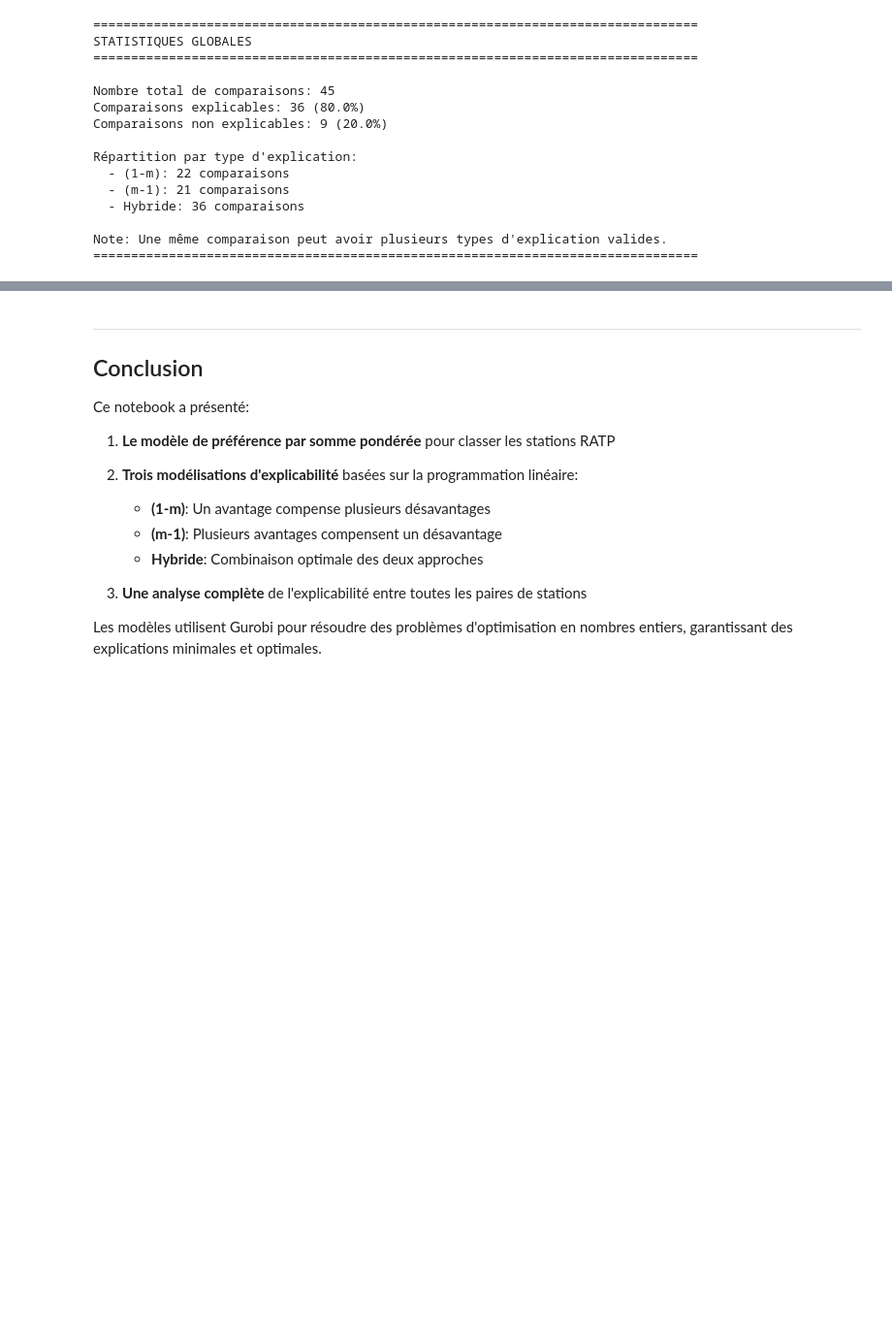
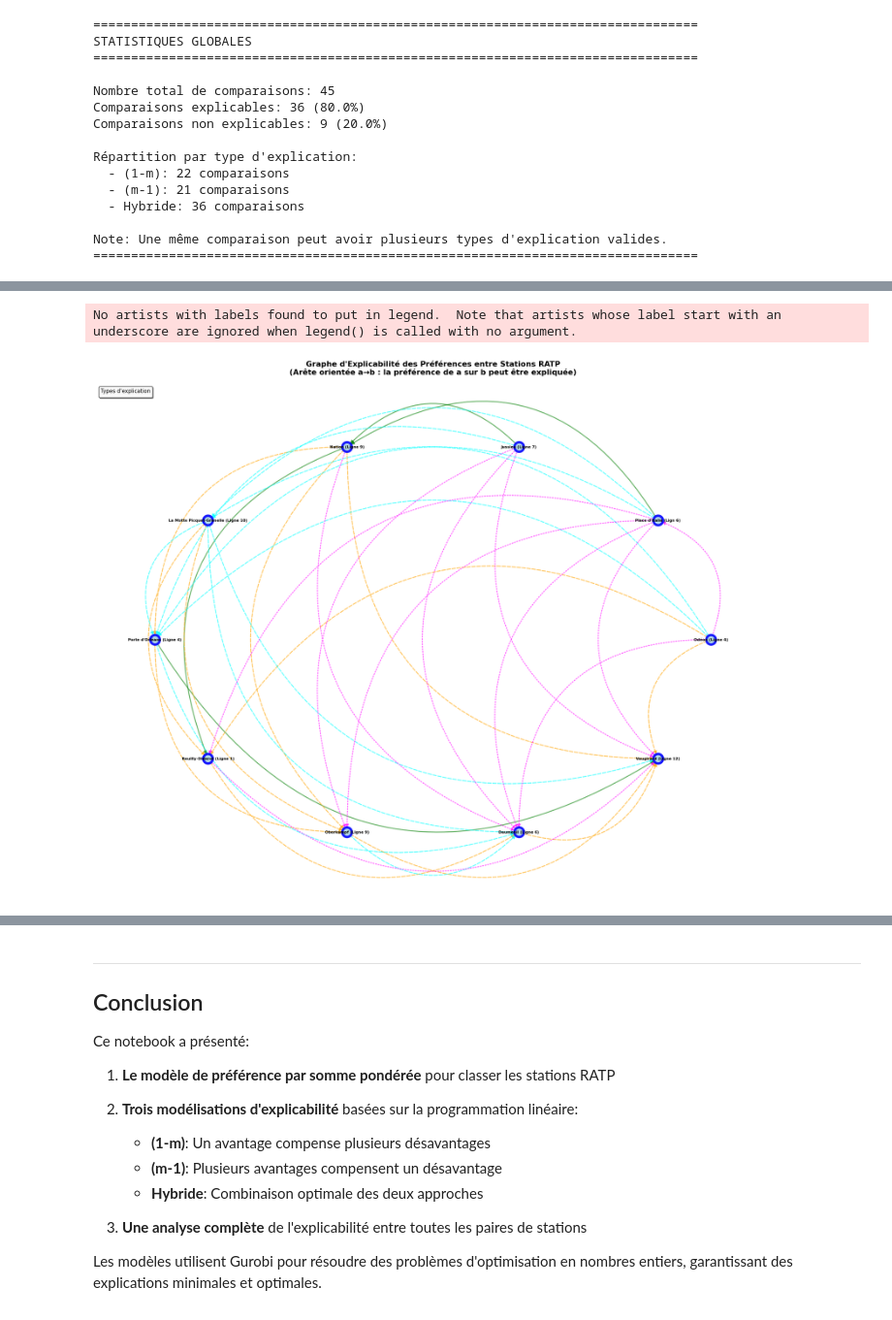
Before and after one commit to Wstoloah/PROJET-SDP, a Jupyter notebook: RATP_complete_analysis.ipynb, the cells around one changed output, grey strips where cells are left out. Shown at 97% size. Drawn from its saved outputs; the diff is of its cells as text; code cells hidden in the pictures; blank space fills up the shorter version.

```diff
--- a/RATP_complete_analysis.ipynb
+++ b/RATP_complete_analysis.ipynb
@@ -979,0 +1039,76 @@ Note: Une même comparaison peut avoir plusieurs types d'explication valides.
+# %%
+plt.figure(figsize=(20, 16))
+
+# Positionnement des nœuds (disposition hiérarchique basée sur le score)
+# Créer une disposition en couches basée sur le classement
+pos = {}
+scores_dict = dict(zip(data['name'], data['score']))
+
+# Disposition circulaire avec ordre par score
+sorted_stations = sorted(station_names, key=lambda x: scores_dict[x], reverse=True)
+n = len(sorted_stations)
+for i, station in enumerate(sorted_stations):
+    angle = 2 * np.pi * i / n
+    radius = 10
+    pos[station] = (radius * np.cos(angle), radius * np.sin(angle))
+
+# Dessiner les nœuds
+nx.draw_networkx_nodes(G, pos,
+                       node_color='lightblue',
+                       node_size=400,
+                       alpha=0.9,
+                       edgecolors='blue',
+                       linewidths=5)
+
+# différentes couleurs selon le type
+edge_styles = [
+    (edges_1m_only, 'red', 'solid', 'Uniquement (1-m): 1 Pro → Plusieurs Cons'),
+    (edges_m1_only, 'blue', 'solid', 'Uniquement (m-1): Plusieurs Pros → 1 Con'),
+    (edges_hybrid_only, 'green', 'solid', 'Uniquement Hybride'),
+    (edges_1m_m1, 'purple', 'dashed', '(1-m) + (m-1)'),
+    (edges_1m_hybrid, 'orange', 'dashed', '(1-m) + Hybride'),
+    (edges_m1_hybrid, 'cyan', 'dashed', '(m-1) + Hybride'),
+    (edges_all_three, 'magenta', 'dotted', 'Tous les trois types')
+]
+
+for edges, color, style, label in edge_styles:
+    if edges:
+        nx.draw_networkx_edges(G, pos,
+                              edgelist=edges,
+                              edge_color=color,
+                              style=style,
+                              width=2,
+                              alpha=0.6,
+                              arrows=True,
+                              arrowsize=15,
+                              arrowstyle='-|>',
+                              connectionstyle='arc3,rad=0.5',
+                              label=label)
+
+# labels des nœuds
+nx.draw_networkx_labels(G, pos,
+                        font_size=8,
+                        font_weight='bold',
+                        font_color='black')
+
+plt.title("Graphe d'Explicabilité des Préférences entre Stations RATP\n" +
+          "(Arête orientée a→b : la préférence de a sur b peut être expliquée)",
+          fontsize=16, fontweight='bold', pad=20)
+
+# Légende améliorée avec descriptions des couleurs
+plt.legend(loc='upper left', fontsize=10, framealpha=0.95,
+          title='Types d\'explication', title_fontsize=11,
+          edgecolor='black', fancybox=True, shadow=True)
+plt.axis('off')
+plt.tight_layout()
+plt.show()
+
+print("\n" + "=" * 80)
+print("Le graphe montre les relations d'explicabilité:")
+print("  - Chaque nœud = une station RATP")
+print("  - Arête a→b = la préférence de a sur b est explicable")
+print("  - Couleur/style = type(s) d'explication disponible(s)")
+print("=" * 80)
+# %% [output]
+No artists with labels found to put in legend.  Note that artists whose label start with an underscore are ignored when legend() is called with no argument.
+[figure, added]
```
Also changed, not shown: parts of 13 cells of this notebook.
